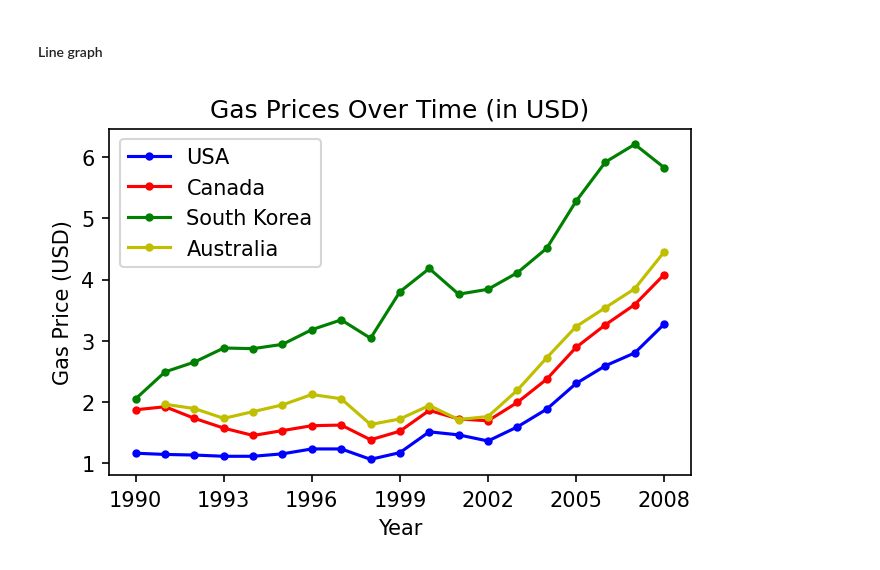
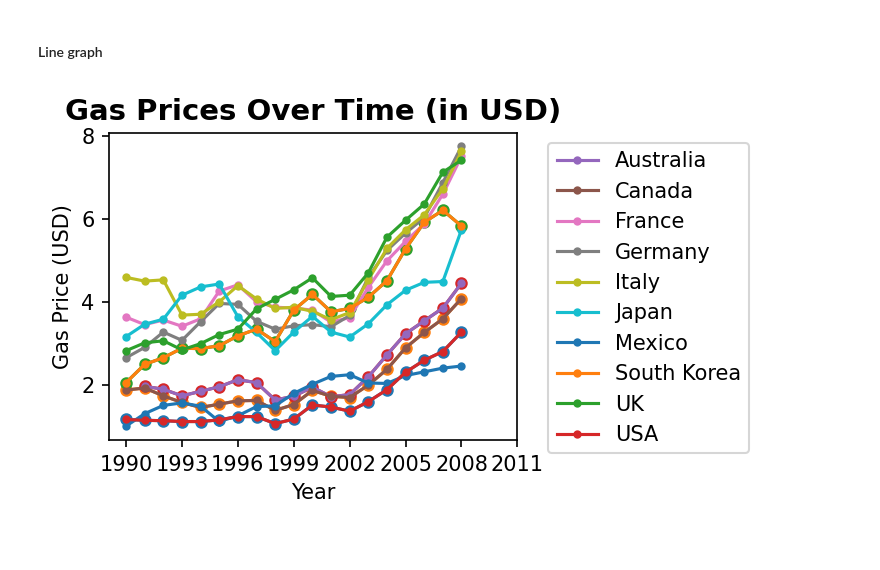
Before and after one commit to J3SSY-ANDU/Food-Delivery-Data-Analysis, a Jupyter notebook: notebooks/matplotlib_tutorial.ipynb, the cells around one changed output. Drawn from its saved outputs; the diff is of its cells as text; code cells hidden in the pictures.

```diff
--- a/notebooks/matplotlib_tutorial.ipynb
+++ b/notebooks/matplotlib_tutorial.ipynb
@@ -88,21 +88,37 @@ plt.show() # we can show the graph if we want to get rid of the default text
 # %%
 gas = pd.read_csv('../data/test/gas_prices.csv') # read the CSV file
 
 plt.figure(figsize=(5,3), dpi=150) # resize the graph
 
-plt.title('Gas Prices Over Time (in USD)') # add a title
+plt.title('Gas Prices Over Time (in USD)', fontdict={'fontweight': 'bold', 'fontsize': 14}) # add a title
 
-plt.plot(gas.Year, gas.USA, 'b.-', label='USA') # plot the USA gas prices
-plt.plot(gas.Year, gas.Canada, 'r.-', label='Canada') # plot the Canada gas prices
-plt.plot(gas.Year, gas['South Korea'], 'g.-', label='South Korea') # plot the South Korea gas prices
-plt.plot(gas.Year, gas.Australia, 'y.-', label='Australia') # plot the Australia gas prices
+# plt.plot(gas.Year, gas.USA, 'b.-', label='USA') # plot the USA gas prices
+# plt.plot(gas.Year, gas.Canada, 'r.-', label='Canada') # plot the Canada gas prices
+# plt.plot(gas.Year, gas['South Korea'], 'g.-', label='South Korea') # plot the South Korea gas prices
+# plt.plot(gas.Year, gas.Australia, 'y.-', label='Australia') # plot the Australia gas prices
 
-plt.xticks(gas.Year[::3]) # change x-axis ticks to show every 3rd year
+# Plot all countries in one line
+plt.plot(gas.Year, gas[['USA', 'Canada', 'South Korea', 'Australia']], marker='.', markersize=10)
+
+# Plot all countries in the dataset
+for country in gas.columns[1:]:
+    plt.plot(gas.Year, gas[country], marker='.', label=country)
+
+plt.xticks(gas.Year[::3].tolist() + [2011]) # change x-axis ticks to show every 3rd year
 
 plt.xlabel('Year') # add x-axis label
 plt.ylabel('Gas Price (USD)') # add y-axis label
 
-plt.legend() # add a legend
+# bbox_to_anchor and loc are parameters for positioning the legend in matplotlib.
+# 'loc' specifies the anchor point of the legend box (e.g., 'upper left', 'lower right', etc.).
+# 'bbox_to_anchor' specifies the (x, y) coordinates to place the anchor point, relative to the axes.
+# For example, bbox_to_anchor=(1.05, 1) with loc='upper left' places the legend just outside the top right of the plot.
+plt.legend(bbox_to_anchor=(1.05, 1), loc='upper left') # place legend outside the plot
+plt.tight_layout() # adjust layout to make room for the legend
+
+# I had to change the title size and add bbox_to_anchor, loc and tight_layout to make the legend fit in the graph so it could be seen in the save file
+plt.savefig('gas_prices.png', dpi=300) # save the graph as a PNG file with 300 dpi
+
 plt.show() # show the graph
 # %% [output]
-[figure, old version]
+[figure, new version]
```
Also changed, not shown: parts of 5 cells of this notebook, 2 other files.
